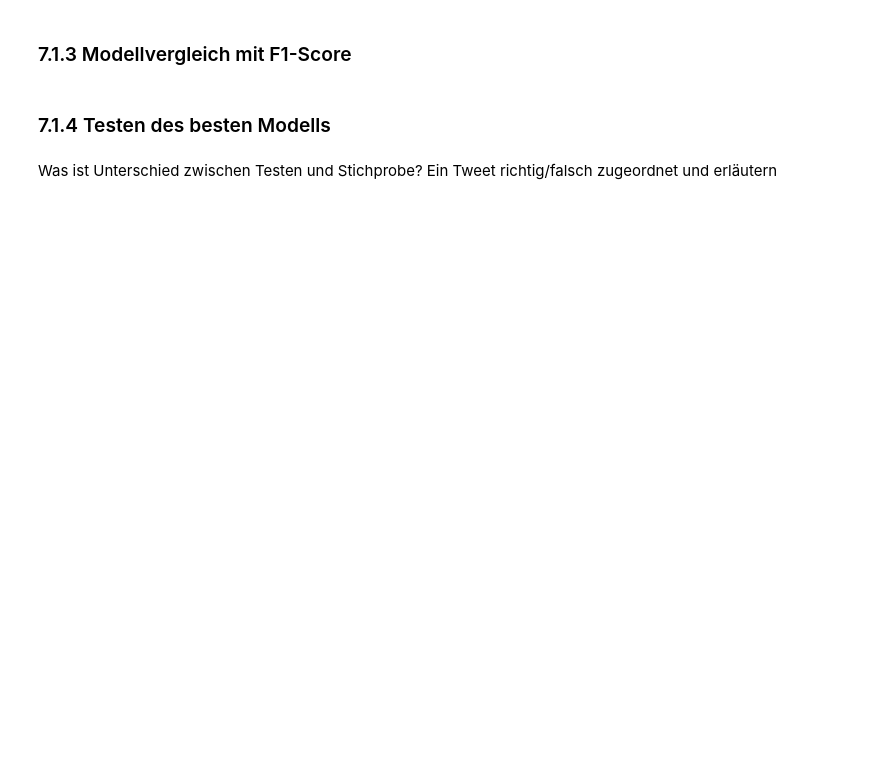
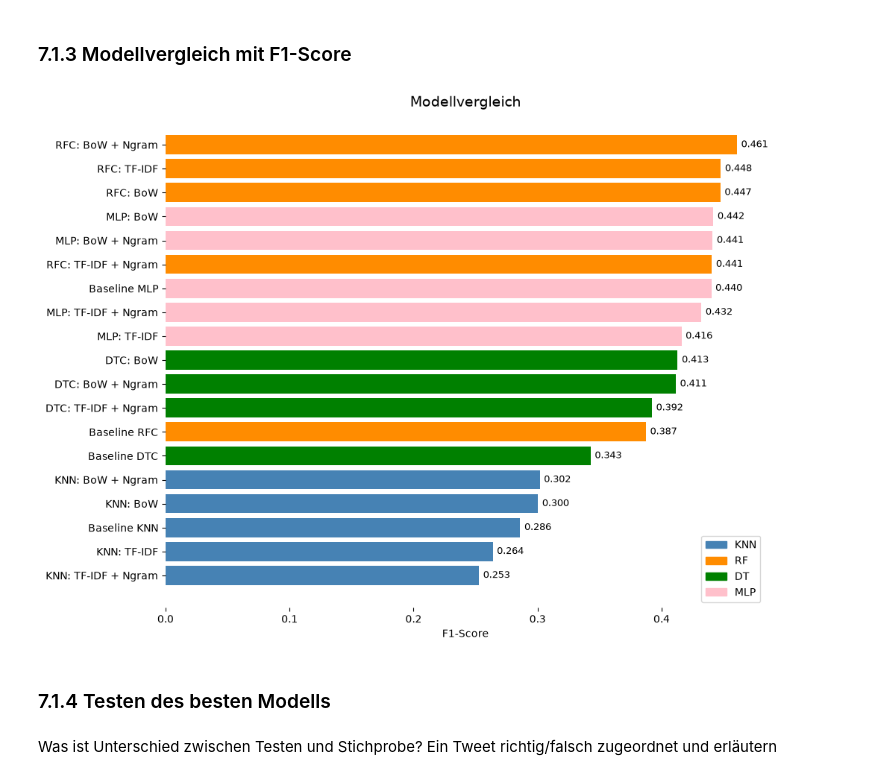
Before and after one commit to Anas2308/Neue_Konzepte_Portfolio, a Jupyter notebook: notebooks/manuel.ipynb, the cells around one changed output. Cells and saved outputs as stored; diff of their text form; code cells hidden in the pictures; blank space fills up the shorter version.

```diff
--- a/notebooks/manuel.ipynb
+++ b/notebooks/manuel.ipynb
@@ -1372,21 +2040,9 @@ results["TF-IDF + Ngram + MLP"] = (f1_validation, model_tfidf_ngram_mlp, X_train
 # %% [markdown]
 ### 7.1.3 Modellvergleich mit F1-Score
 # %%
-results_df = pd.Series({k: v[0] for k, v in results.items()}).sort_values()
-color_map = {"KNN": "steelblue", "RF": "darkorange", "DT": "green", "MLP" : "pink"}
-colors = [next(c for k, c in color_map.items() if k in name) for name in results_df.index]
-
-_, ax = plt.subplots(figsize=(10, 6))
-bars = ax.barh(results_df.index, results_df.values, color=colors)
-ax.set_title("Modellvergleich", fontsize=14)
-ax.set_xlabel("F1-Score")
-ax.bar_label(bars, fmt="{:.3f}", padding=4, fontsize=9)
-ax.spines[:].set_visible(False)
-
-ax.legend(handles=[Patch(color=c, label=k) for k, c in color_map.items()], loc="lower right")
-
-plt.tight_layout()
-plt.show()
+plot_results()
+# %% [output]
+[figure, added]
 # %% [markdown]
 ### 7.1.4 Testen des besten Modells
 # %% [markdown]
```
Also changed, not shown: parts of 94 cells of this notebook.
